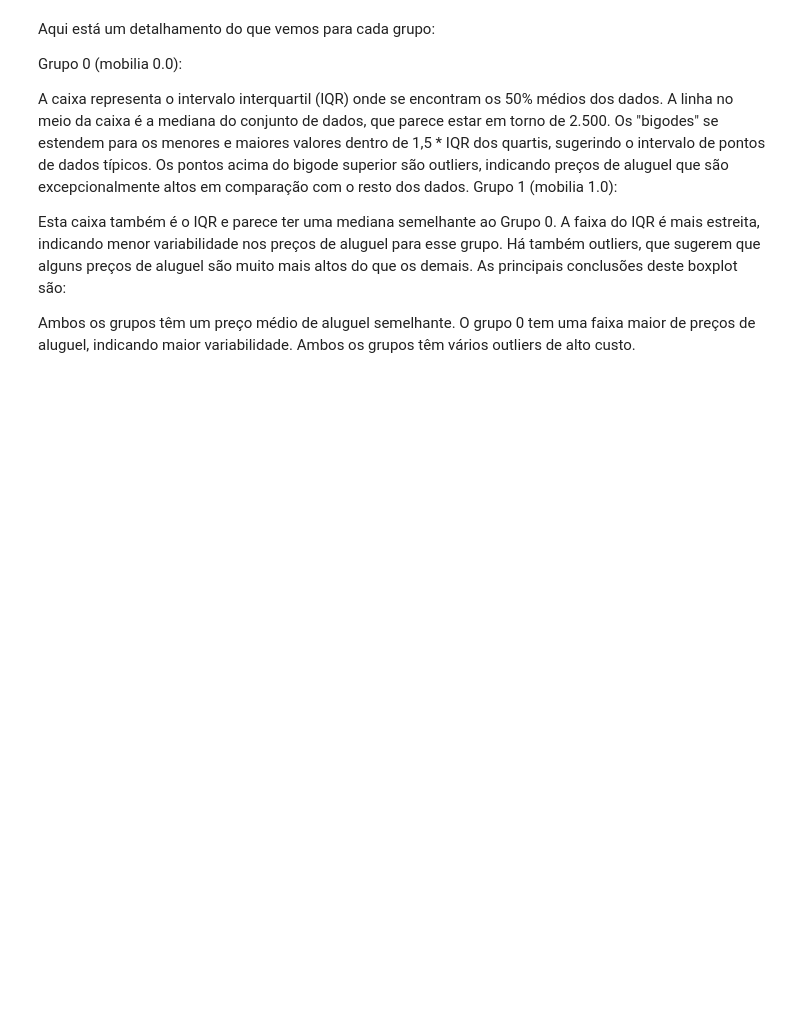
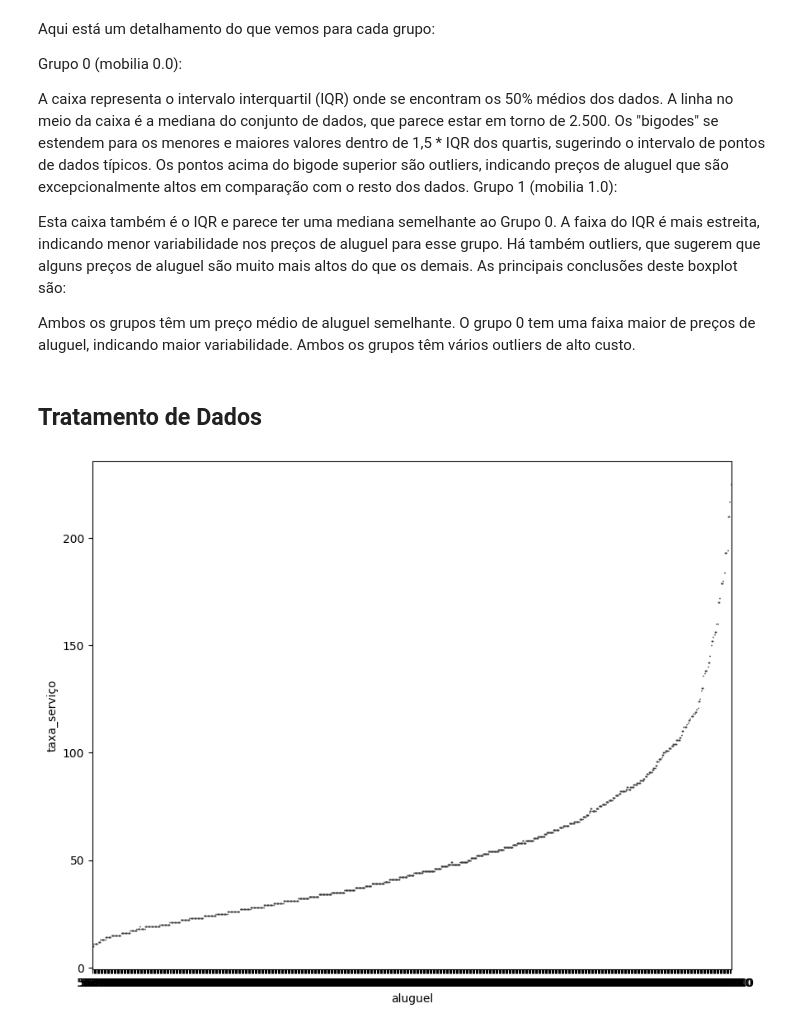
Before and after one commit to abilioepalanga/Market-Value-Predictor-Airbnb, a Jupyter notebook: main.ipynb, the cells around one changed output. Cells and saved outputs as stored; diff of their text form; code cells hidden in the pictures; blank space fills up the shorter version.

```diff
--- a/main.ipynb
+++ b/main.ipynb
@@ -1437,3 +1437,12 @@ As principais conclusões deste boxplot são:
 Ambos os grupos têm um preço médio de aluguel semelhante.
 O grupo 0 tem uma faixa maior de preços de aluguel, indicando maior variabilidade.
 Ambos os grupos têm vários outliers de alto custo.
+# %% [markdown]
+## Tratamento de Dados
+# %%
+#Verificandoa a taxa de serviço em função do aluguel
+plt.figure(figsize=(10,8))
+sns.boxplot(x='aluguel', y='taxa_serviço', data=basemarged)
+plt.show()
+# %% [output]
+[figure, added]
```
Also changed, not shown: parts of 2 cells of this notebook.
